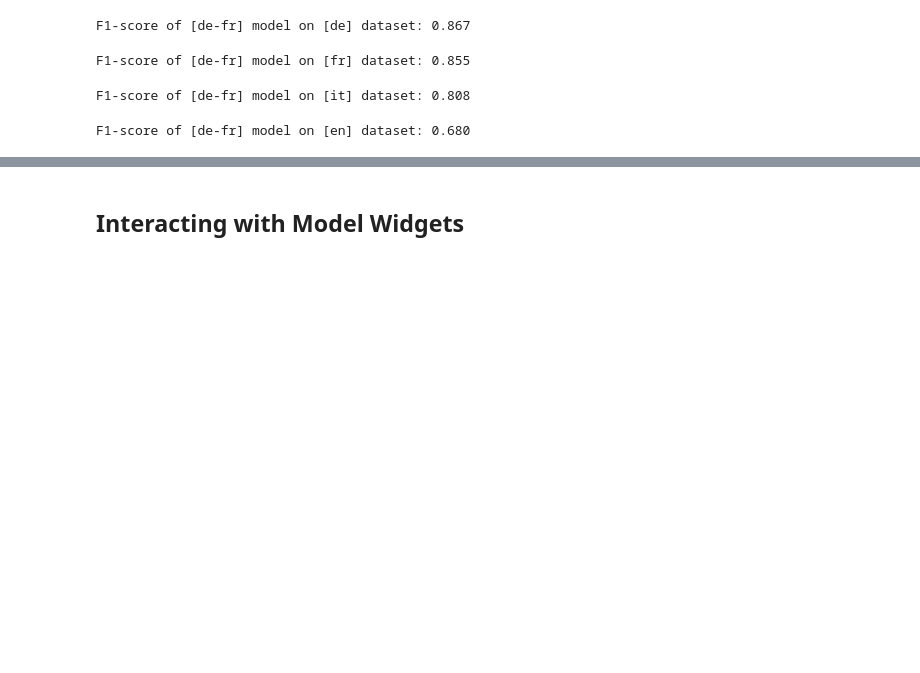
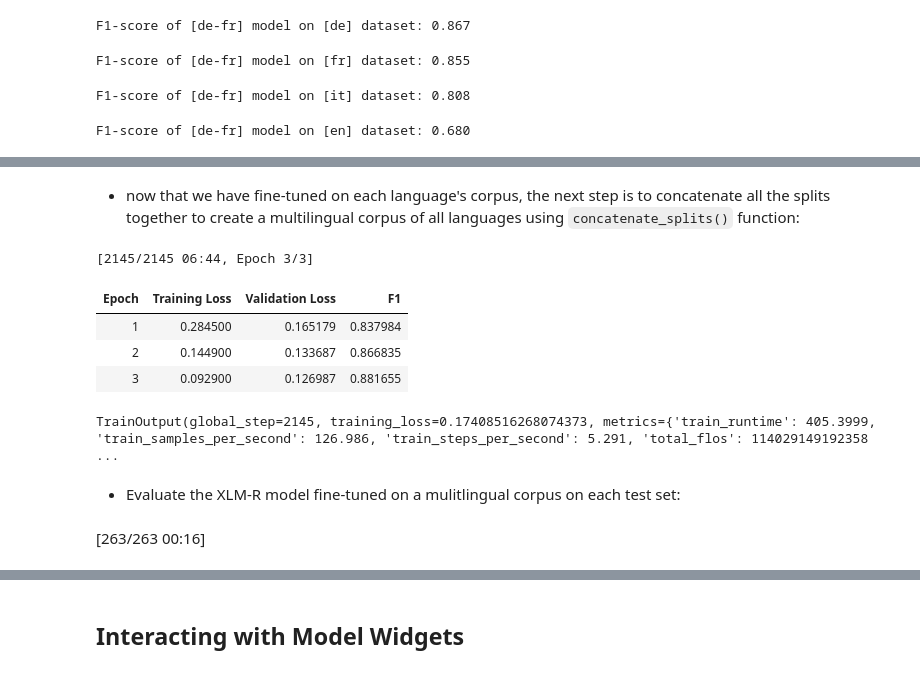
Before and after one commit to ahmad-alismail/NLP-with-Transformers, a Jupyter notebook: 4-nlp-with-transformers-multilingual-ner.ipynb, the cells around one changed output, grey strips where cells are left out. Saved outputs shown, nothing was run; the diff lists cells and outputs as text; code cells hidden in the pictures; blank space fills up the shorter version.

Commit message:
Kaggle Notebook | 4. NLP with Transformers: Multilingual NER | Version 16

```diff
--- a/4-nlp-with-transformers-multilingual-ner.ipynb
+++ b/4-nlp-with-transformers-multilingual-ner.ipynb
@@ -1301,0 +1341,2 @@ corpora_encoded = concatenate_splits(corpora)
+# %% [markdown]
+* now that we have fine-tuned on each language's corpus, the next step is to concatenate all the splits together to create a multilingual corpus of all languages using `concatenate_splits()` function:
@@ -1302,19 +1346,33 @@ corpora_encoded = concatenate_splits(corpora)
 # %%
-# hide_output
+# Train the model on the multilingual corpus
 training_args.logging_steps = len(corpora_encoded["train"]) // batch_size
 training_args.output_dir = "xlm-roberta-base-finetuned-panx-all"
 
-trainer = Trainer(model_init=model_init, args=training_args,
-    data_collator=data_collator, compute_metrics=compute_metrics,
-    tokenizer=xlmr_tokenizer, train_dataset=corpora_encoded["train"],
-    eval_dataset=corpora_encoded["validation"])
+trainer = Trainer(model_init=model_init,
+                  args=training_args,
+                  data_collator=data_collator,
+                  compute_metrics=compute_metrics,
+                  tokenizer=xlmr_tokenizer,
+                  train_dataset=corpora_encoded["train"],
+                  eval_dataset=corpora_encoded["validation"])
 
 trainer.train()
-trainer.push_to_hub(commit_message="Training completed!")
+#trainer.push_to_hub(commit_message="Training completed!")
+# %% [output]
+[2145/2145 06:44, Epoch 3/3]
+| Epoch | Training Loss | Validation Loss | F1 |
+| 1 | 0.284500 | 0.165179 | 0.837984 |
+| 2 | 0.144900 | 0.133687 | 0.866835 |
+| 3 | 0.092900 | 0.126987 | 0.881655 |
+TrainOutput(global_step=2145, training_loss=0.17408516268074373, metrics={'train_runtime': 405.3999, 'train_samples_per_second': 126.986, 'train_steps_per_second': 5.291, 'total_flos': 114029149192358 ...
+# %% [markdown]
+* Evaluate the XLM-R model fine-tuned on a mulitlingual corpus on each test set:
 # %%
 # hide_output
 for idx, lang in enumerate(langs):
     f1_scores["all"][lang] = get_f1_score(trainer, corpora[idx]["test"])
+# %% [output]
+[263/263 00:16]
 # %%
 scores_data = {"de": f1_scores["de"],
                "each": {lang: f1_scores[lang][lang] for lang in langs},
```
Also changed, not shown: parts of 10 cells of this notebook.
